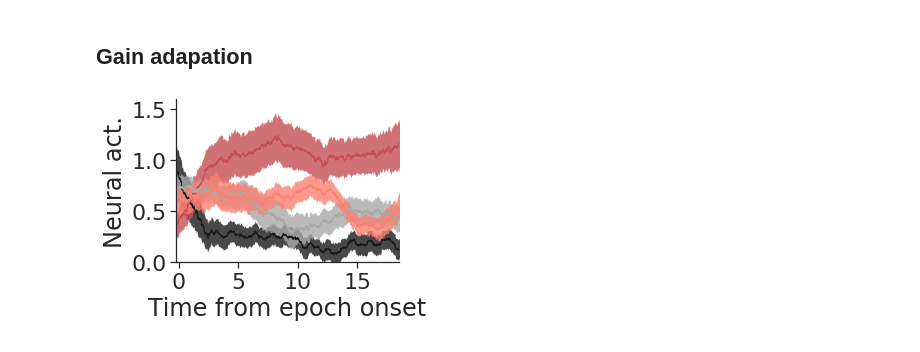
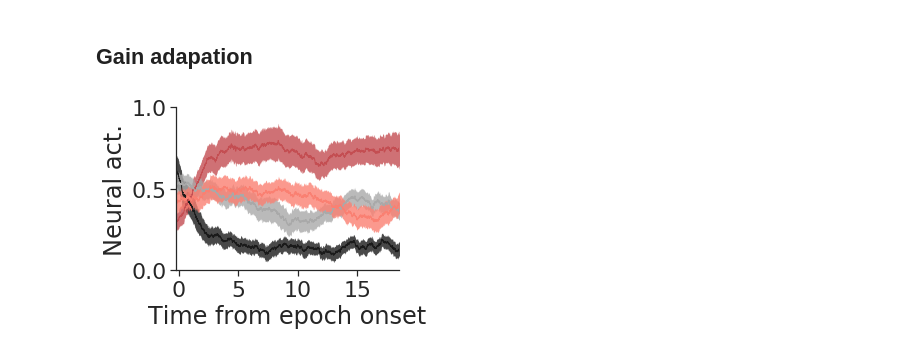
Before and after one commit to zqwei/DRN_voltage_analysis, a Jupyter notebook: Notebooks/gain_ablt_population_code.ipynb, the cells around one changed output. Cells and saved outputs as stored; diff of their text form; code cells hidden in the pictures.

```diff
--- a/Notebooks/gain_ablt_population_code.ipynb
+++ b/Notebooks/gain_ablt_population_code.ipynb
@@ -21,7 +21,7 @@ warnings.filterwarnings('ignore')
 from scipy.stats import sem
 # %%
 dir_folder = '/nrs/ahrens/Ziqiang/Takashi_DRN_project/ProcessedData/'
-vol_file = Path('../Analysis/depreciated/analysis_sections_ablation_gain_update.csv')
+vol_file = Path('../Analysis/depreciated/analysis_sections_ablation_gain.csv')
 dat_xls_file = pd.read_csv(vol_file, index_col=0)
 dat_xls_file['folder'] = dat_xls_file['folder'].apply(lambda x: f'{x:0>8}')
 t_pre = 100 # time window pre-swim
@@ -168,14 +168,17 @@ high_list_ = []
 fish_id = []
 for _, row in dat_xls_file.iterrows():
     if search_paired_data(row, dat_xls_file):
-        ave_low, ave_high, ave_low_, ave_high_ = gain_trace(row)
-        if ave_low is None:
-            continue
-        low_list.append(ave_low)
-        high_list.append(ave_high)
-        low_list_.append(ave_low_)
-        high_list_.append(ave_high_)
-        fish_id.append(row['folder']+row['fish'])
+        try:
+            ave_low, ave_high, ave_low_, ave_high_ = gain_trace(row)
+            if ave_low is None:
+                continue
+            low_list.append(ave_low)
+            high_list.append(ave_high)
+            low_list_.append(ave_low_)
+            high_list_.append(ave_high_)
+            fish_id.append(row['folder']+row['fish'])
+        except:
+            pass
 # %%
 lda_low = np.array(low_list)
 lda_high = np.array(high_list)
@@ -206,33 +209,33 @@ sem_ = sem(lda_high[valid], axis=0)/3
 # plt.plot(np.arange(tmin, tmax, 1/300), ave_, '-r', lw=2, label='high gain')
 # plt.plot(np.arange(tmin, tmax, 1/300), ave_+sem_, '--r', lw=0.5)
 # plt.plot(np.arange(tmin, tmax, 1/300), ave_-sem_, '--r', lw=0.5)
 shaded_errorbar(np.arange(tmin, tmax, 1/300), ave_, sem_, color='r')
 
 
 # ave_ = np.percentile(lda_low, 90, axis=0)
 ave_ = np.mean(lda_low_[valid], axis=0)
 sem_ = sem(lda_low_[valid], axis=0)/3
 # plt.plot(np.arange(tmin, tmax, 1/300), lda_low.T, '-k', lw=0.5, label='low gain')
 # plt.plot(np.arange(tmin, tmax, 1/300), ave_, '-', color='darkgray', lw=2, label='low gain')
 # plt.plot(np.arange(tmin, tmax, 1/300), ave_+sem_, '--k', lw=0.5)
 # plt.plot(np.arange(tmin, tmax, 1/300), ave_-sem_, '--k', lw=0.5)
 shaded_errorbar(np.arange(tmin, tmax, 1/300), ave_, sem_, color='darkgray')
 
 # ave_ = np.percentile(lda_high, 90, axis=0)
 ave_ = np.mean(lda_high_[valid], axis=0)
 sem_ = sem(lda_high_[valid], axis=0)/3
 # plt.plot(np.arange(tmin, tmax, 1/300), lda_high.T, '-r', lw=0.5, label='high gain')
 # plt.plot(np.arange(tmin, tmax, 1/300), ave_, '-', color='salmon', lw=2, label='high gain')
 # plt.plot(np.arange(tmin, tmax, 1/300), ave_+sem_, '--r', lw=0.5)
 # plt.plot(np.arange(tmin, tmax, 1/300), ave_-sem_, '--r', lw=0.5)
 shaded_errorbar(np.arange(tmin, tmax, 1/300), ave_, sem_, color='salmon')
 plt.xlim([-0.25, tmax-0.5])
-plt.ylim([0, 1.6])
+plt.ylim([0, 1.0])
 plt.xlabel('Time from epoch onset')
-plt.yticks(np.arange(0, 2., .5))
+plt.yticks(np.arange(0, 1.5, .5))
 plt.xticks(np.arange(0, 20, 5))
 plt.ylabel('Neural act.')
 sns.despine()
 plt.savefig('../Plots/population/gain_adaptation_ablt_se.pdf')
 # %% [output]
-[figure, old version]
+[figure, new version]
```
Also changed, not shown: 1 other file.
